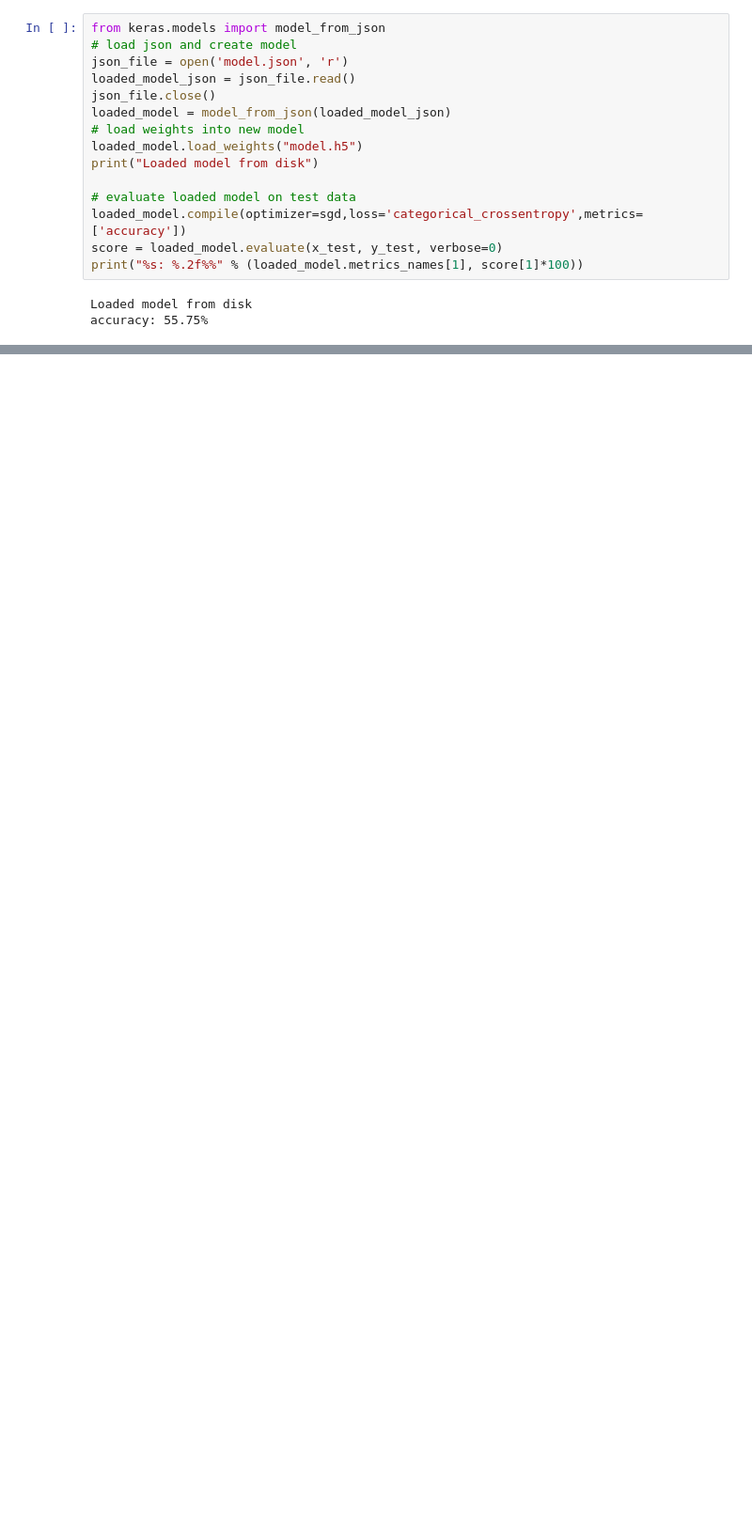
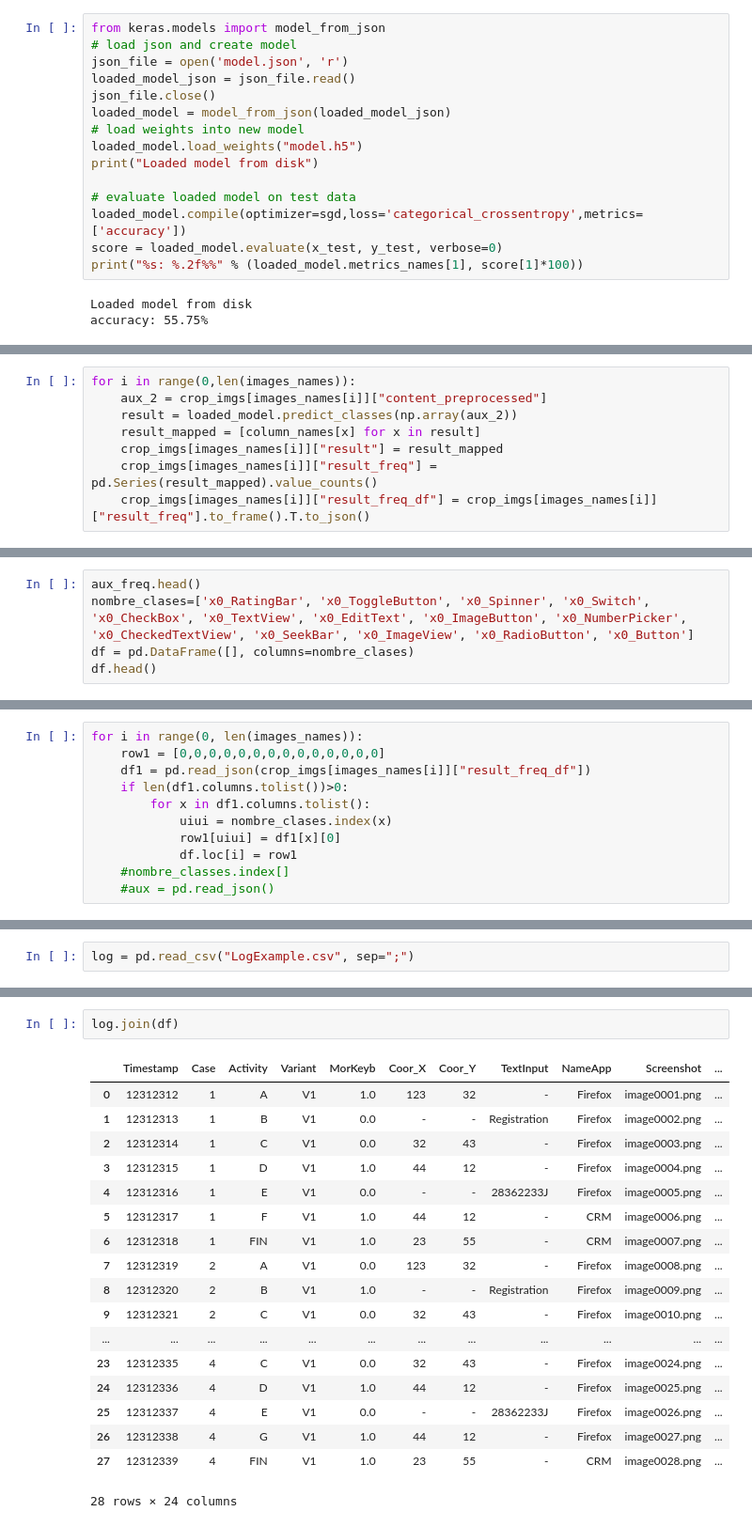
Before and after one commit to a8081/RPA-multi-class-GUI-component-classification, a Jupyter notebook: Transfer_learning_ImageNet.ipynb, the cells around one changed output, grey strips where cells are left out. Shown at 94% size. Drawn from its saved outputs; the diff is of its cells as text; blank space fills up the shorter version.

```diff
--- a/Transfer_learning_ImageNet.ipynb
+++ b/Transfer_learning_ImageNet.ipynb
@@ -867,0 +904,8 @@ accuracy: 55.75%
+# %%
+for i in range(0,len(images_names)):
+    aux_2 = crop_imgs[images_names[i]]["content_preprocessed"]
+    result = loaded_model.predict_classes(np.array(aux_2))
+    result_mapped = [column_names[x] for x in result]
+    crop_imgs[images_names[i]]["result"] = result_mapped
+    crop_imgs[images_names[i]]["result_freq"] = pd.Series(result_mapped).value_counts()
+    crop_imgs[images_names[i]]["result_freq_df"] = crop_imgs[images_names[i]]["result_freq"].to_frame().T.to_json()
@@ -867,0 +943,5 @@ accuracy: 55.75%
+# %%
+aux_freq.head()
+nombre_clases=['x0_RatingBar', 'x0_ToggleButton', 'x0_Spinner', 'x0_Switch', 'x0_CheckBox', 'x0_TextView', 'x0_EditText', 'x0_ImageButton', 'x0_NumberPicker', 'x0_CheckedTextView', 'x0_SeekBar', 'x0_ImageView', 'x0_RadioButton', 'x0_Button']
+df = pd.DataFrame([], columns=nombre_clases)
+df.head()
@@ -867,0 +950,11 @@ accuracy: 55.75%
+# %%
+for i in range(0, len(images_names)):
+    row1 = [0,0,0,0,0,0,0,0,0,0,0,0,0,0]
+    df1 = pd.read_json(crop_imgs[images_names[i]]["result_freq_df"])
+    if len(df1.columns.tolist())>0:
+        for x in df1.columns.tolist():
+            uiui = nombre_clases.index(x)
+            row1[uiui] = df1[x][0]
+            df.loc[i] = row1
+    #nombre_classes.index[]
+    #aux = pd.read_json()
@@ -867,0 +969,2 @@ accuracy: 55.75%
+# %%
+log = pd.read_csv("LogExample.csv", sep=";")
@@ -867,0 +980,21 @@ accuracy: 55.75%
+# %%
+log.join(df)
+# %% [output]
+|  | Timestamp | Case | Activity | Variant | MorKeyb | Coor_X | Coor_Y | TextInput | NameApp | Screenshot | ... |
+| 0 | 12312312 | 1 | A | V1 | 1.0 | 123 | 32 | - | Firefox | image0001.png | ... |
+| 1 | 12312313 | 1 | B | V1 | 0.0 | - | - | Registration | Firefox | image0002.png | ... |
+| 2 | 12312314 | 1 | C | V1 | 0.0 | 32 | 43 | - | Firefox | image0003.png | ... |
+| 3 | 12312315 | 1 | D | V1 | 1.0 | 44 | 12 | - | Firefox | image0004.png | ... |
+| 4 | 12312316 | 1 | E | V1 | 0.0 | - | - | 28362233J | Firefox | image0005.png | ... |
+| 5 | 12312317 | 1 | F | V1 | 1.0 | 44 | 12 | - | CRM | image0006.png | ... |
+| 6 | 12312318 | 1 | FIN | V1 | 1.0 | 23 | 55 | - | CRM | image0007.png | ... |
+| 7 | 12312319 | 2 | A | V1 | 0.0 | 123 | 32 | - | Firefox | image0008.png | ... |
+| 8 | 12312320 | 2 | B | V1 | 1.0 | - | - | Registration | Firefox | image0009.png | ... |
+| 9 | 12312321 | 2 | C | V1 | 0.0 | 32 | 43 | - | Firefox | image0010.png | ... |
+| ... | ... | ... | ... | ... | ... | ... | ... | ... | ... | ... | ... |
+| 23 | 12312335 | 4 | C | V1 | 0.0 | 32 | 43 | - | Firefox | image0024.png | ... |
+| 24 | 12312336 | 4 | D | V1 | 1.0 | 44 | 12 | - | Firefox | image0025.png | ... |
+| 25 | 12312337 | 4 | E | V1 | 0.0 | - | - | 28362233J | Firefox | image0026.png | ... |
+| 26 | 12312338 | 4 | G | V1 | 1.0 | 44 | 12 | - | Firefox | image0027.png | ... |
+| 27 | 12312339 | 4 | FIN | V1 | 1.0 | 23 | 55 | - | CRM | image0028.png | ... |
+28 rows × 24 columns
```
Also changed, not shown: parts of 27 cells of this notebook, 2 other files.
